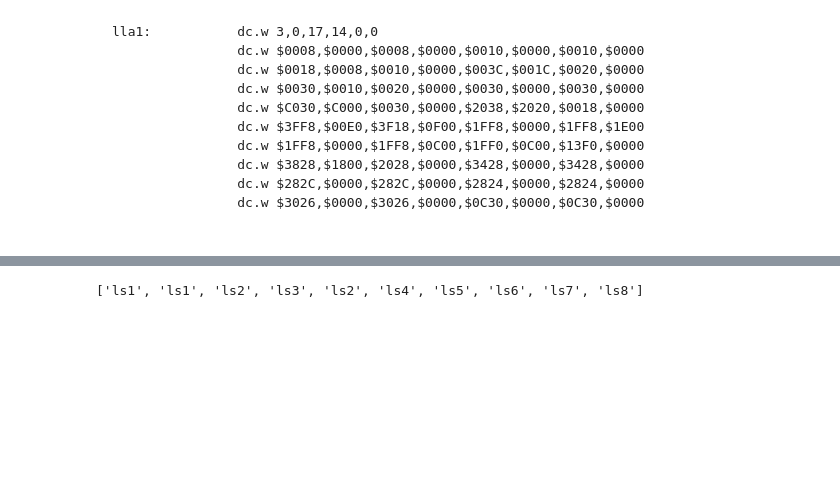
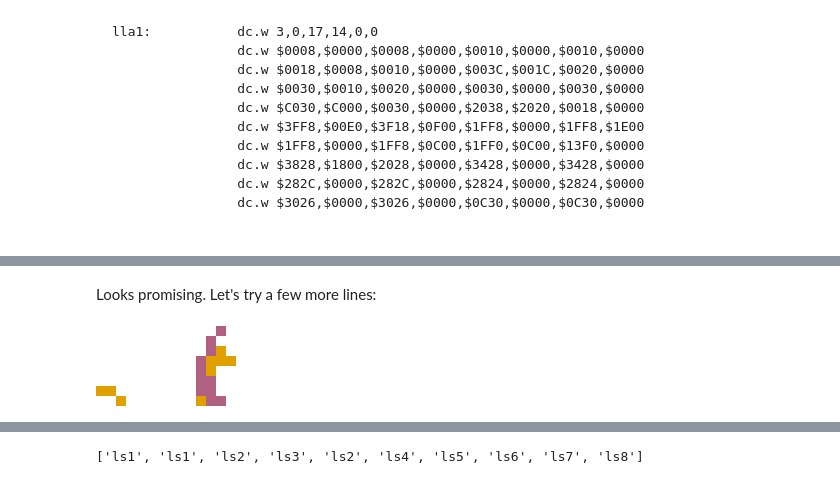
Before and after one commit to mwenge/llamatron, a Jupyter notebook: notebooks/Llamatron - The Insides.ipynb, the cells around one changed output, grey strips where cells are left out. Cells and saved outputs as stored; diff of their text form; code cells hidden in the pictures; blank space fills up the shorter version.

```diff
--- a/notebooks/Llamatron - The Insides.ipynb
+++ b/notebooks/Llamatron - The Insides.ipynb
@@ -130,0 +217,6 @@ lla1:           dc.w 3,0,17,14,0,0
+# %% [markdown]
+Looks promising. Let's try a few more lines:
+# %%
+draw_llama_sprite(lla1_list, 8)
+# %% [output]
+[figure, added]
```
Also changed, not shown: parts of 45 cells of this notebook, 1 other file.
